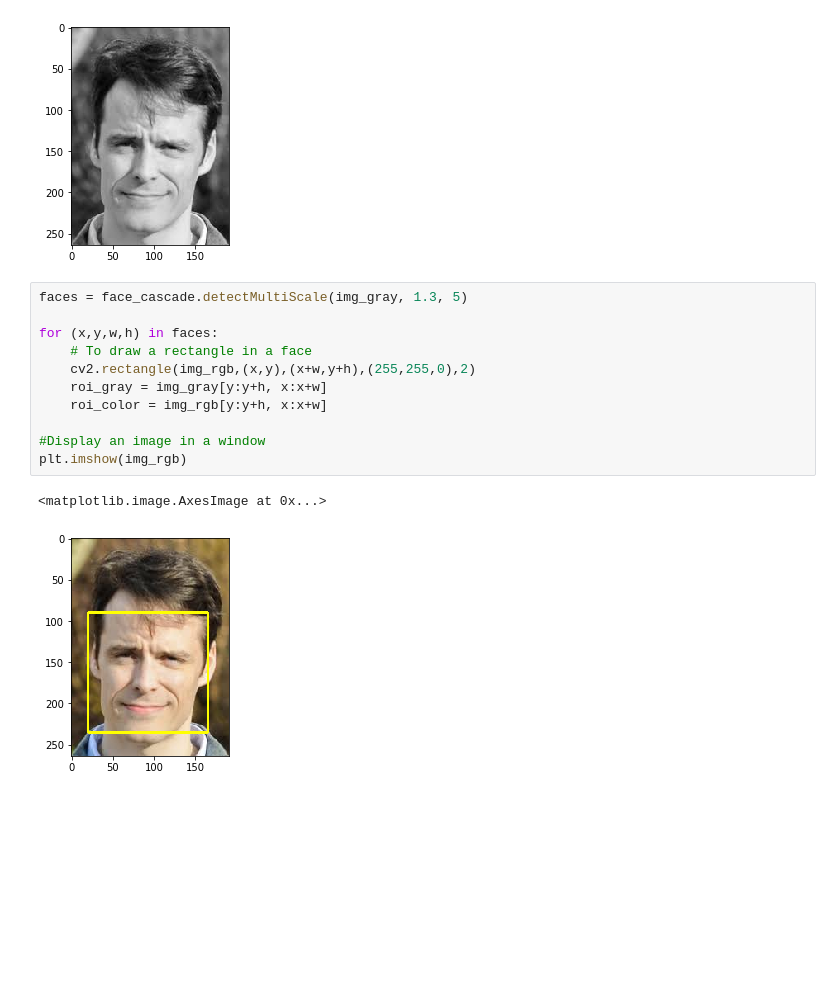
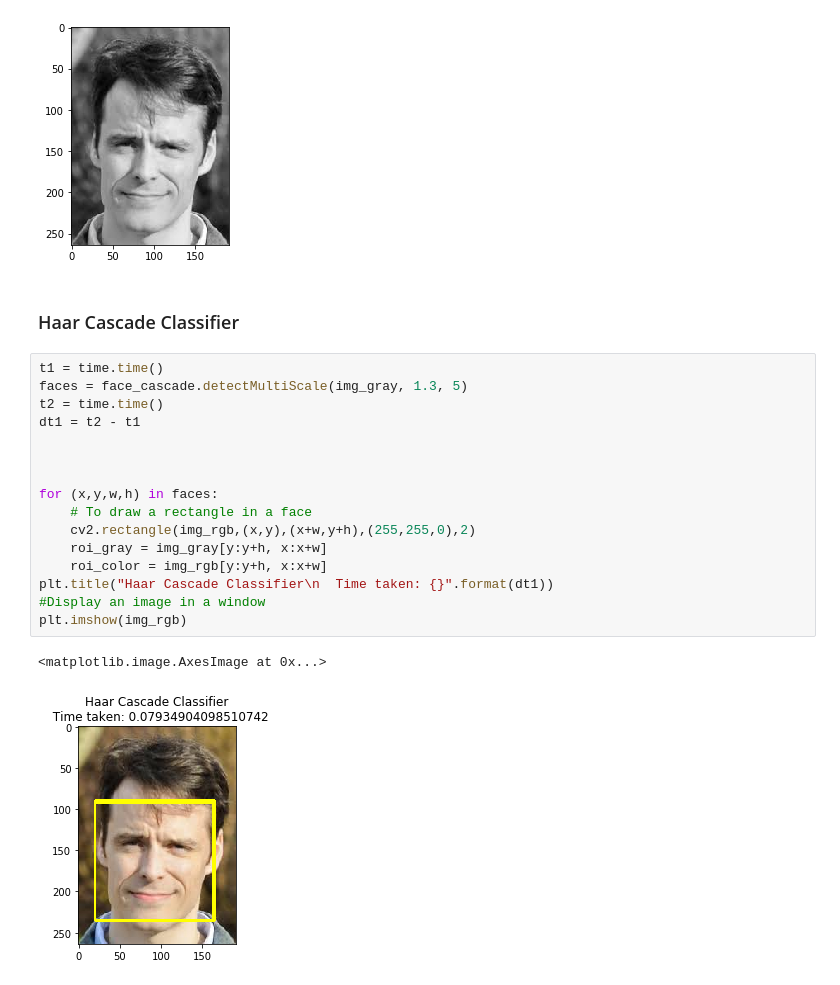
Before and after one commit to kashishsehgal73/NagarroOpenCV-Face-Detection, a Jupyter notebook: Kashish Sehgal.ipynb, the cells around one changed output. Drawn from its saved outputs; the diff is of its cells as text; blank space fills up the shorter version.

```diff
--- a/Kashish Sehgal.ipynb
+++ b/Kashish Sehgal.ipynb
@@ -23,17 +25,24 @@ plt.imshow(img_gray, cmap='gray')
 # %% [output]
 <matplotlib.image.AxesImage at 0x...>
 [figure]
+# %% [markdown]
+### Haar Cascade Classifier
 # %%
+t1 = time.time()
 faces = face_cascade.detectMultiScale(img_gray, 1.3, 5)
+t2 = time.time()
+dt1 = t2 - t1
+
+
 
 for (x,y,w,h) in faces:
     # To draw a rectangle in a face
     cv2.rectangle(img_rgb,(x,y),(x+w,y+h),(255,255,0),2)
     roi_gray = img_gray[y:y+h, x:x+w]
     roi_color = img_rgb[y:y+h, x:x+w]
-
+plt.title("Haar Cascade Classifier\n  Time taken: {}".format(dt1))
 #Display an image in a window
 plt.imshow(img_rgb)
 # %% [output]
 <matplotlib.image.AxesImage at 0x...>
-[figure, old version]
+[figure, new version]
```
Also changed, not shown: parts of 6 cells of this notebook, 2 other files.
